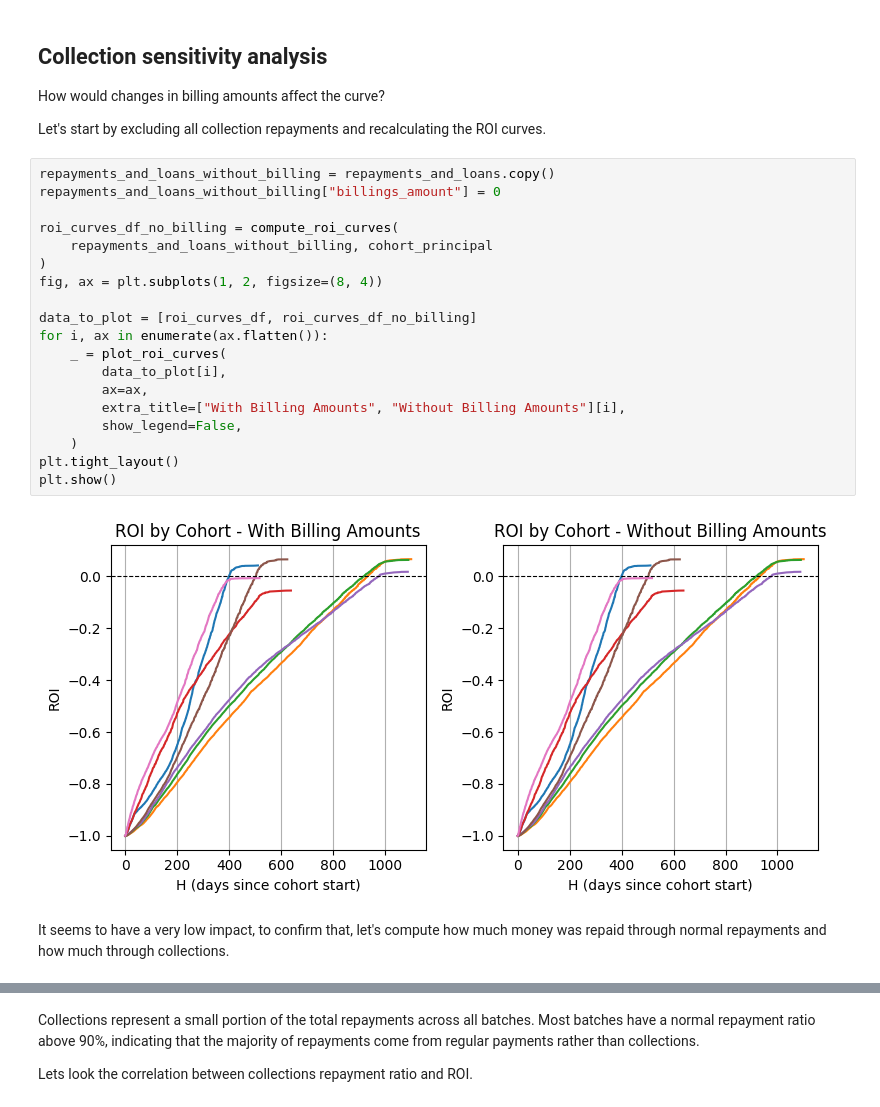
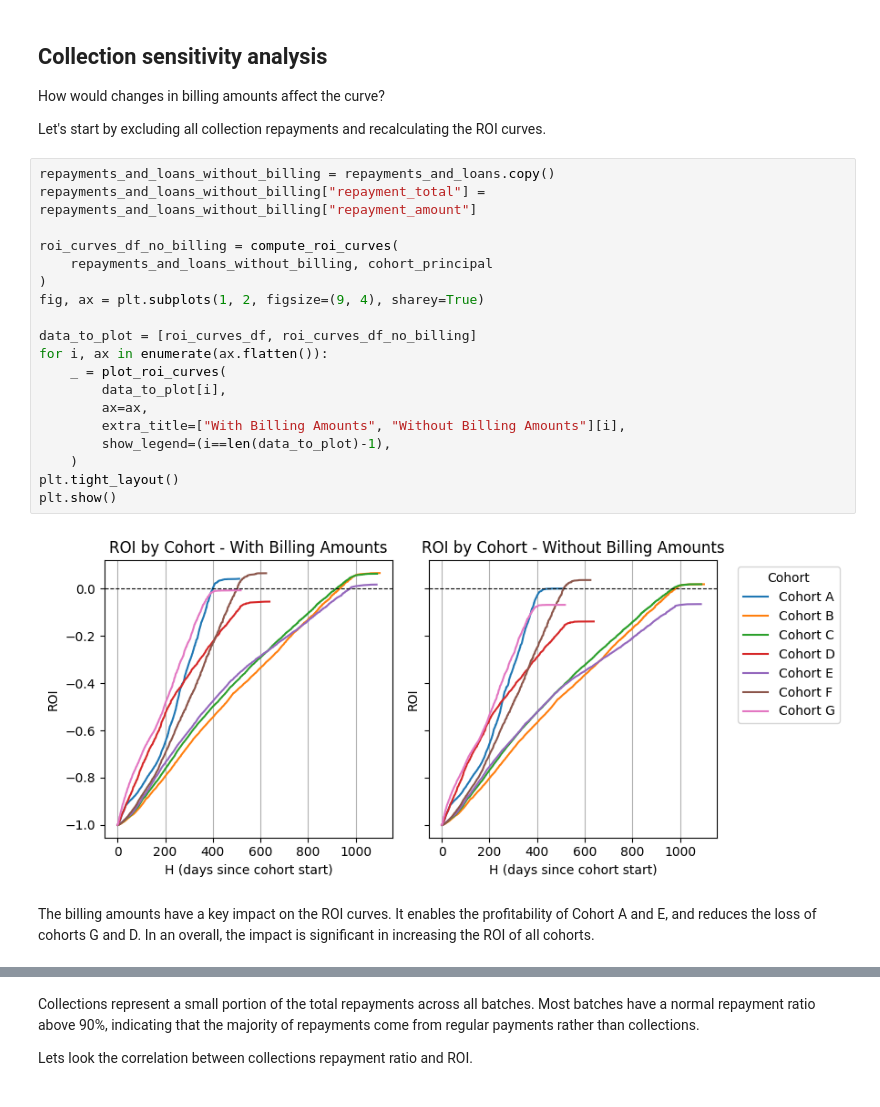
Before and after one commit to jquentino/cohort-profitability-case, a Jupyter notebook: notebooks/1-jq-exploratory-data-analysis.ipynb, the cells around one changed output, grey strips where cells are left out. Saved outputs shown, nothing was run; the diff lists cells and outputs as text.

```diff
--- a/notebooks/1-jq-exploratory-data-analysis.ipynb
+++ b/notebooks/1-jq-exploratory-data-analysis.ipynb
@@ -284,24 +284,24 @@ It's not possible to see a significant difference in the ROI curves after exclud
  Let's start by excluding all collection repayments and recalculating the ROI curves.
 # %%
 repayments_and_loans_without_billing = repayments_and_loans.copy()
-repayments_and_loans_without_billing["billings_amount"] = 0
+repayments_and_loans_without_billing["repayment_total"] = repayments_and_loans_without_billing["repayment_amount"]
 
 roi_curves_df_no_billing = compute_roi_curves(
     repayments_and_loans_without_billing, cohort_principal
 )
-fig, ax = plt.subplots(1, 2, figsize=(8, 4))
+fig, ax = plt.subplots(1, 2, figsize=(9, 4), sharey=True)
 
 data_to_plot = [roi_curves_df, roi_curves_df_no_billing]
 for i, ax in enumerate(ax.flatten()):
     _ = plot_roi_curves(
         data_to_plot[i],
         ax=ax,
         extra_title=["With Billing Amounts", "Without Billing Amounts"][i],
-        show_legend=False,
+        show_legend=(i==len(data_to_plot)-1),
     )
 plt.tight_layout()
 plt.show()
 # %% [output]
-[figure, old version]
+[figure, new version]
 # %% [markdown]
-It seems to have a very low impact, to confirm that, let's compute how much money was repaid through normal repayments and how much through collections.
+The billing amounts have a key impact on the ROI curves. It enables the profitability of Cohort A and E, and reduces the loss of cohorts G and D. In an overall, the impact is significant in increasing the ROI of all cohorts.
```
Also changed, not shown: parts of 12 cells of this notebook, 2 other files.
